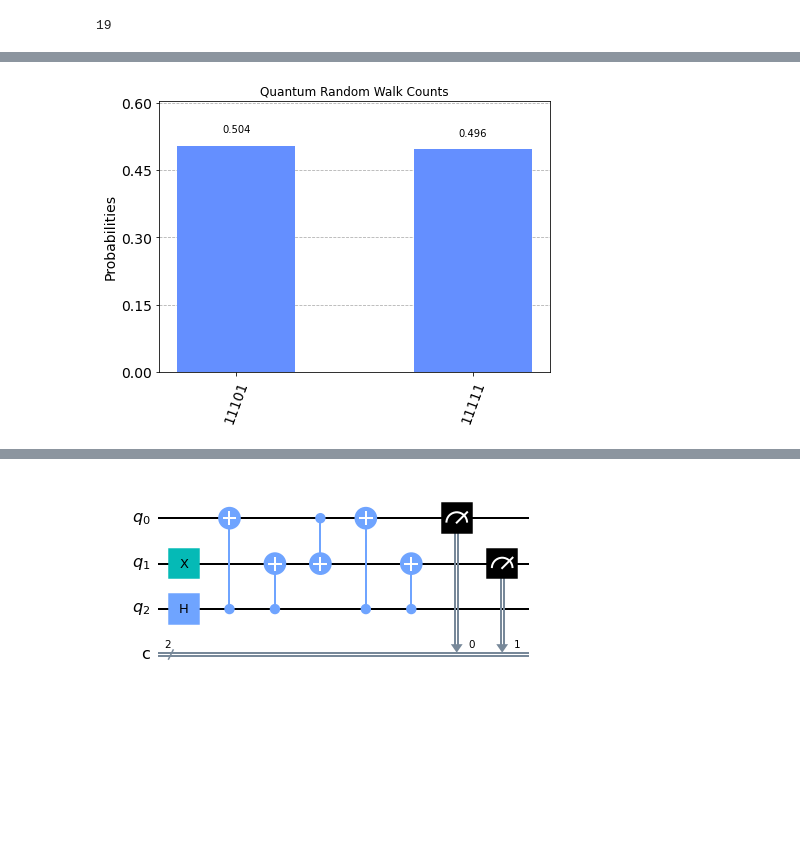
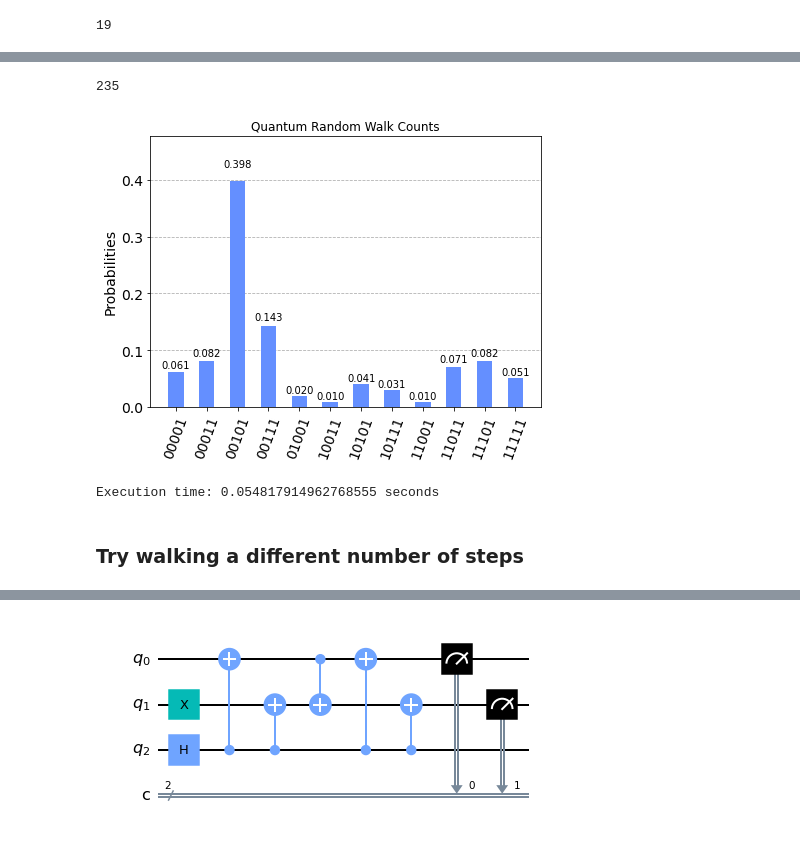
Before and after one commit to bcordone/quantum-random-walk-project, a Jupyter notebook: quantum_random_walk.ipynb, the cells around one changed output, grey strips where cells are left out. Saved outputs shown, nothing was run; the diff lists cells and outputs as text; code cells hidden in the pictures; blank space fills up the shorter version.

```diff
--- a/quantum_random_walk.ipynb
+++ b/quantum_random_walk.ipynb
@@ -114,11 +128,32 @@ qc.depth()
+# %%
+# this is the circuit depth from the paper
+qc.depth()
+# %% [output]
+235
 # %%
+# get the start time
+st = time.time()
+
 simulator = Aer.get_backend('aer_simulator')
 
 qc = transpile(qc, simulator)
 
 # Run and get counts
-result = simulator.run(qc).result()
+# set measurement repition to 100 million
+result = simulator.run(qc, shots = 100^6).result()
 counts = result.get_counts(qc)
+
+# get the end time
+et = time.time()
+
 plot_histogram(counts, title='Quantum Random Walk Counts')
 # %% [output]
-[figure, old version]
+[figure, new version]
+# %%
+# get the computing wall time here
+elapsed_time = et - st
+print('Execution time:', elapsed_time, 'seconds')
+# %% [output]
+Execution time: 0.054817914962768555 seconds
+# %% [markdown]
+### Try walking a different number of steps
```
Also changed, not shown: parts of 37 cells of this notebook.
